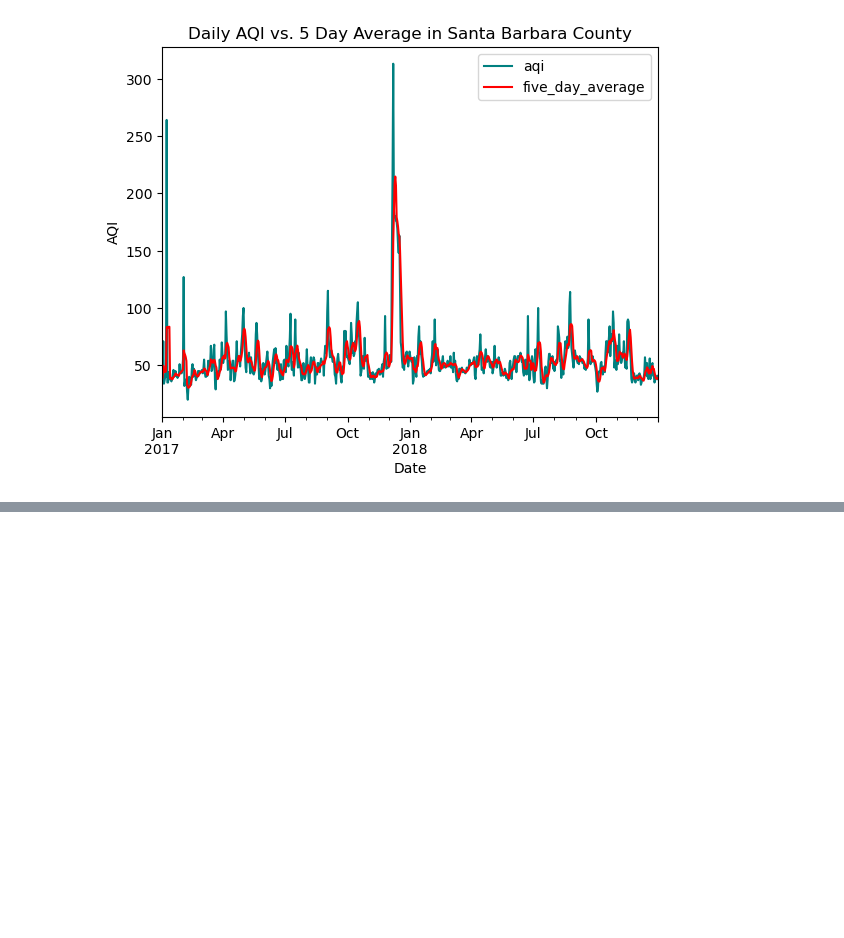
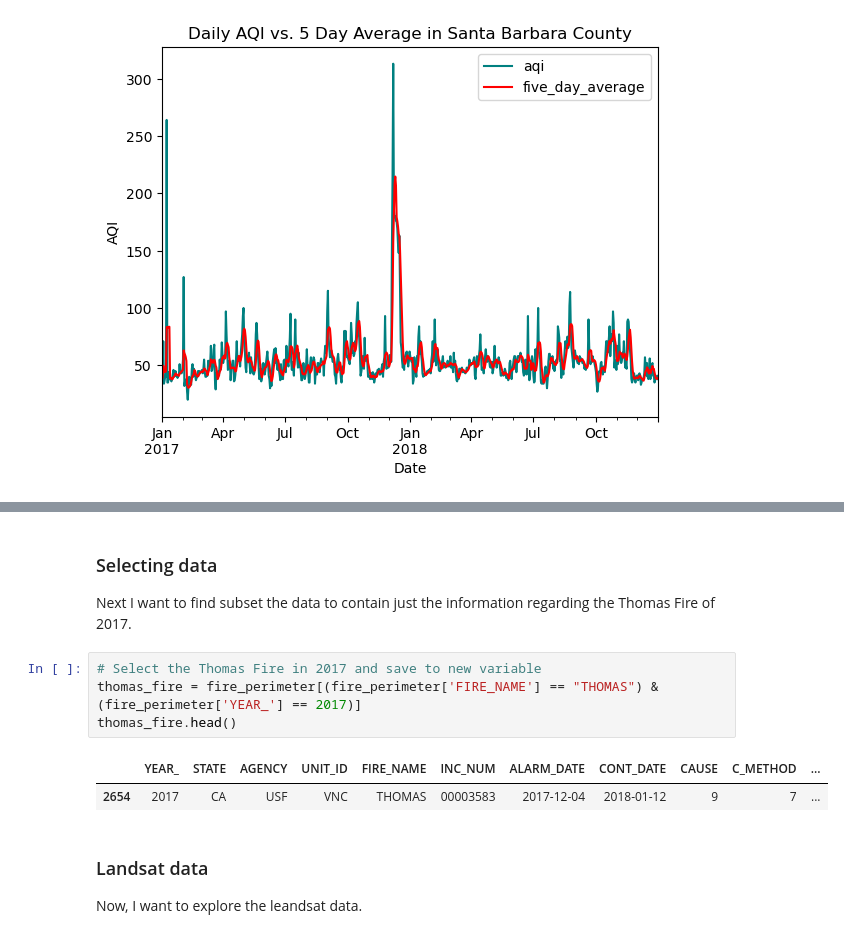
Before and after one commit to jocardelle/thomas-fire-aqi, a Jupyter notebook: thomas-fire-sb.ipynb, the cells around one changed output, grey strips where cells are left out. Drawn from its saved outputs; the diff is of its cells as text; blank space fills up the shorter version.

```diff
--- a/thomas-fire-sb.ipynb
+++ b/thomas-fire-sb.ipynb
@@ -209,0 +286,15 @@ From this graph, we can view a sharp spike in AQI in Santa Barbara County in Dec
+# %% [markdown]
+### Selecting data
+
+Next I want to find subset the data to contain just the information regarding the Thomas Fire of 2017.
+# %%
+# Select the Thomas Fire in 2017 and save to new variable
+thomas_fire = fire_perimeter[(fire_perimeter['FIRE_NAME'] == "THOMAS") & (fire_perimeter['YEAR_'] == 2017)]
+thomas_fire.head()
+# %% [output]
+|  | YEAR_ | STATE | AGENCY | UNIT_ID | FIRE_NAME | INC_NUM | ALARM_DATE | CONT_DATE | CAUSE | C_METHOD | ... |
+| 2654 | 2017 | CA | USF | VNC | THOMAS | 00003583 | 2017-12-04 | 2018-01-12 | 9 | 7 | ... |
+# %% [markdown]
+### Landsat data
+
+Now, I want to explore the leandsat data.
```
Also changed, not shown: parts of 27 cells of this notebook.
